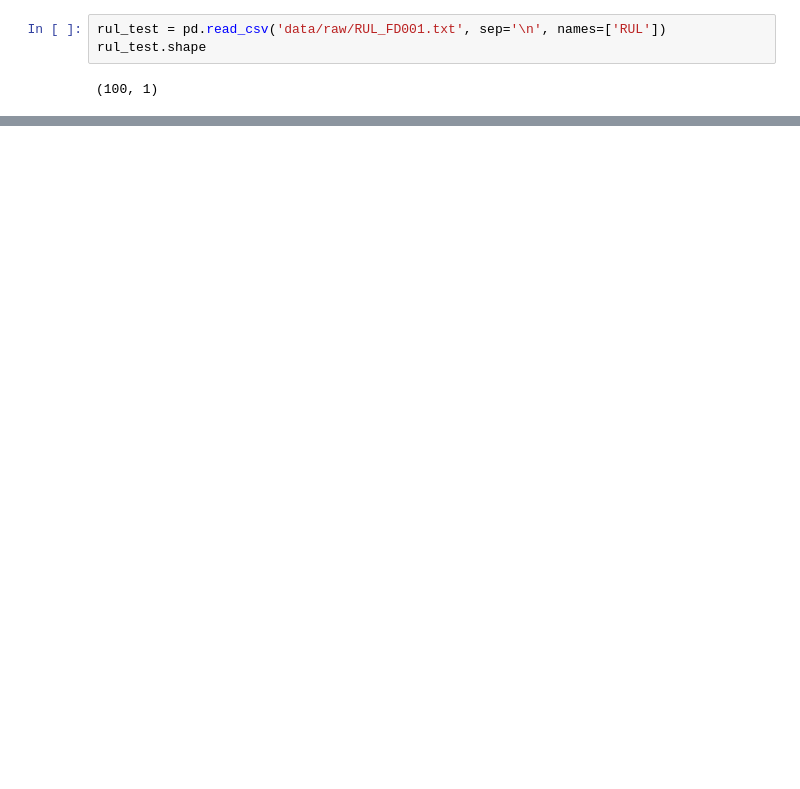
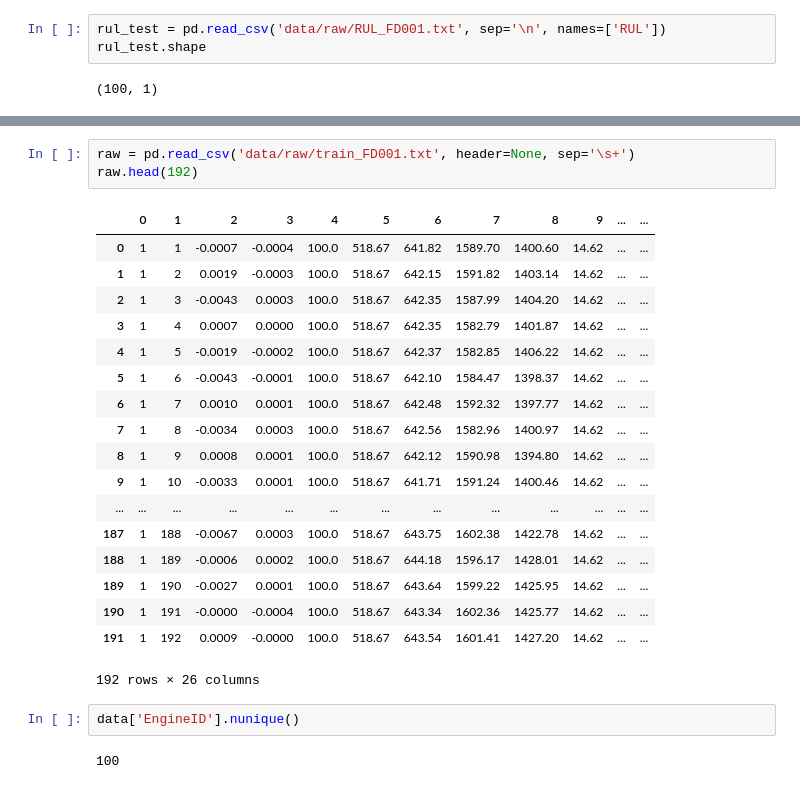
Before and after one commit to syahrulhamdani/pdm-aircraft-engine, a Jupyter notebook: test.ipynb, the cells around one changed output, grey strips where cells are left out. Saved outputs shown, nothing was run; the diff lists cells and outputs as text; blank space fills up the shorter version.

```diff
--- a/test.ipynb
+++ b/test.ipynb
@@ -230,0 +271,26 @@ array([163, 175, 175, ...,   0,   0,   0])
+# %%
+raw = pd.read_csv('data/raw/train_FD001.txt', header=None, sep='\s+')
+raw.head(192)
+# %% [output]
+|  | 0 | 1 | 2 | 3 | 4 | 5 | 6 | 7 | 8 | 9 | ... | ... |
+| 0 | 1 | 1 | -0.0007 | -0.0004 | 100.0 | 518.67 | 641.82 | 1589.70 | 1400.60 | 14.62 | ... | ... |
+| 1 | 1 | 2 | 0.0019 | -0.0003 | 100.0 | 518.67 | 642.15 | 1591.82 | 1403.14 | 14.62 | ... | ... |
+| 2 | 1 | 3 | -0.0043 | 0.0003 | 100.0 | 518.67 | 642.35 | 1587.99 | 1404.20 | 14.62 | ... | ... |
+| 3 | 1 | 4 | 0.0007 | 0.0000 | 100.0 | 518.67 | 642.35 | 1582.79 | 1401.87 | 14.62 | ... | ... |
+| 4 | 1 | 5 | -0.0019 | -0.0002 | 100.0 | 518.67 | 642.37 | 1582.85 | 1406.22 | 14.62 | ... | ... |
+| 5 | 1 | 6 | -0.0043 | -0.0001 | 100.0 | 518.67 | 642.10 | 1584.47 | 1398.37 | 14.62 | ... | ... |
+| 6 | 1 | 7 | 0.0010 | 0.0001 | 100.0 | 518.67 | 642.48 | 1592.32 | 1397.77 | 14.62 | ... | ... |
+| 7 | 1 | 8 | -0.0034 | 0.0003 | 100.0 | 518.67 | 642.56 | 1582.96 | 1400.97 | 14.62 | ... | ... |
+| 8 | 1 | 9 | 0.0008 | 0.0001 | 100.0 | 518.67 | 642.12 | 1590.98 | 1394.80 | 14.62 | ... | ... |
+| 9 | 1 | 10 | -0.0033 | 0.0001 | 100.0 | 518.67 | 641.71 | 1591.24 | 1400.46 | 14.62 | ... | ... |
+| ... | ... | ... | ... | ... | ... | ... | ... | ... | ... | ... | ... | ... |
+| 187 | 1 | 188 | -0.0067 | 0.0003 | 100.0 | 518.67 | 643.75 | 1602.38 | 1422.78 | 14.62 | ... | ... |
+| 188 | 1 | 189 | -0.0006 | 0.0002 | 100.0 | 518.67 | 644.18 | 1596.17 | 1428.01 | 14.62 | ... | ... |
+| 189 | 1 | 190 | -0.0027 | 0.0001 | 100.0 | 518.67 | 643.64 | 1599.22 | 1425.95 | 14.62 | ... | ... |
+| 190 | 1 | 191 | -0.0000 | -0.0004 | 100.0 | 518.67 | 643.34 | 1602.36 | 1425.77 | 14.62 | ... | ... |
+| 191 | 1 | 192 | 0.0009 | -0.0000 | 100.0 | 518.67 | 643.54 | 1601.41 | 1427.20 | 14.62 | ... | ... |
+192 rows × 26 columns
+# %%
+data['EngineID'].nunique()
+# %% [output]
+100
```
Also changed, not shown: parts of 19 cells of this notebook.
